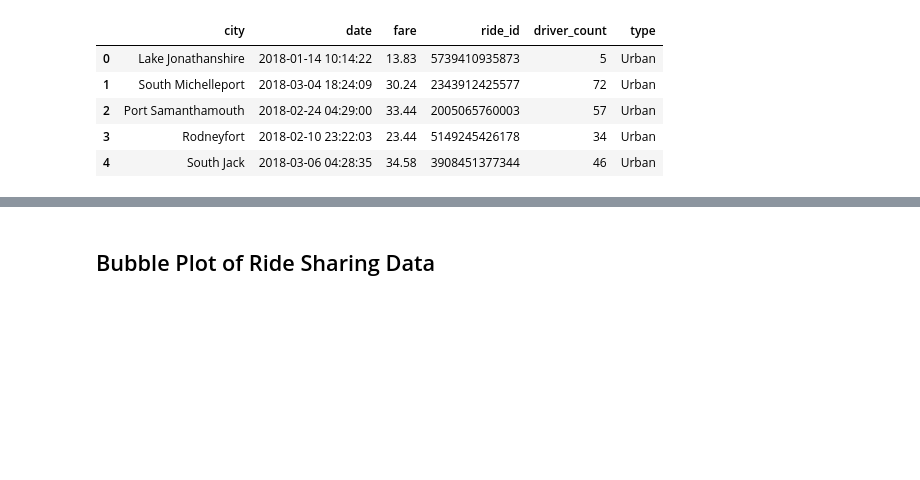
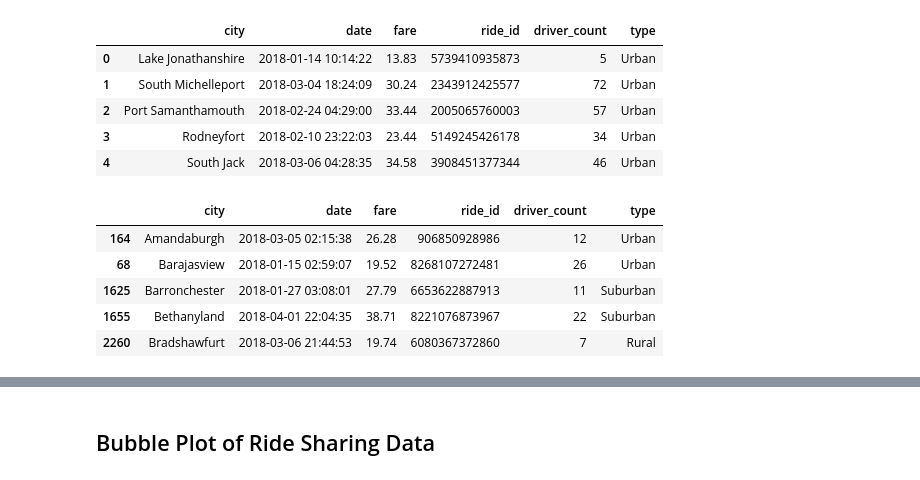
Before and after one commit to fubarroso/homework-5-FUBarroso, a Jupyter notebook: Pyber/pyber_starter.ipynb, the cells around one changed output, grey strips where cells are left out. Saved outputs shown, nothing was run; the diff lists cells and outputs as text; code cells hidden in the pictures; blank space fills up the shorter version.

```diff
--- a/Pyber/pyber_starter.ipynb
+++ b/Pyber/pyber_starter.ipynb
@@ -28,3 +28,19 @@ merged_table.head()
 | 2 | Port Samanthamouth | 2018-02-24 04:29:00 | 33.44 | 2005065760003 | 57 | Urban |
 | 3 | Rodneyfort | 2018-02-10 23:22:03 | 23.44 | 5149245426178 | 34 | Urban |
 | 4 | South Jack | 2018-03-06 04:28:35 | 34.58 | 3908451377344 | 46 | Urban |
+# %%
+#created a new data frame dropping rows  repeated city
+
+minus_duplicated_merged_table = merged_table.drop_duplicates(['city'])
+minus_duplicated_merged_table
+
+#new data frame sorted by city name
+sorted_by_city_no_duplicates = minus_duplicated_merged_table.sort_values("city")
+sorted_by_city_no_duplicates.head()
+# %% [output]
+|  | city | date | fare | ride_id | driver_count | type |
+| 164 | Amandaburgh | 2018-03-05 02:15:38 | 26.28 | 906850928986 | 12 | Urban |
+| 68 | Barajasview | 2018-01-15 02:59:07 | 19.52 | 8268107272481 | 26 | Urban |
+| 1625 | Barronchester | 2018-01-27 03:08:01 | 27.79 | 6653622887913 | 11 | Suburban |
+| 1655 | Bethanyland | 2018-04-01 22:04:35 | 38.71 | 8221076873967 | 22 | Suburban |
+| 2260 | Bradshawfurt | 2018-03-06 21:44:53 | 19.74 | 6080367372860 | 7 | Rural |
```
Also changed, not shown: parts of 18 cells of this notebook, 6 other files.
